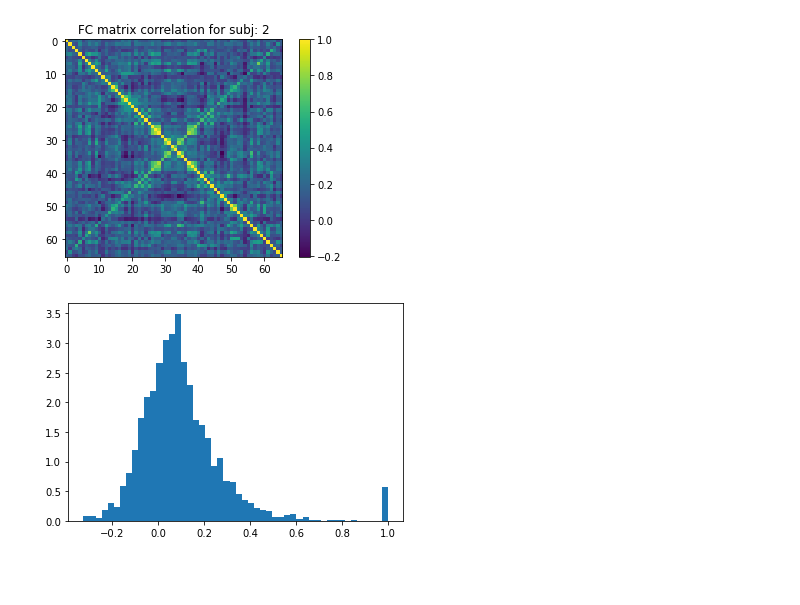
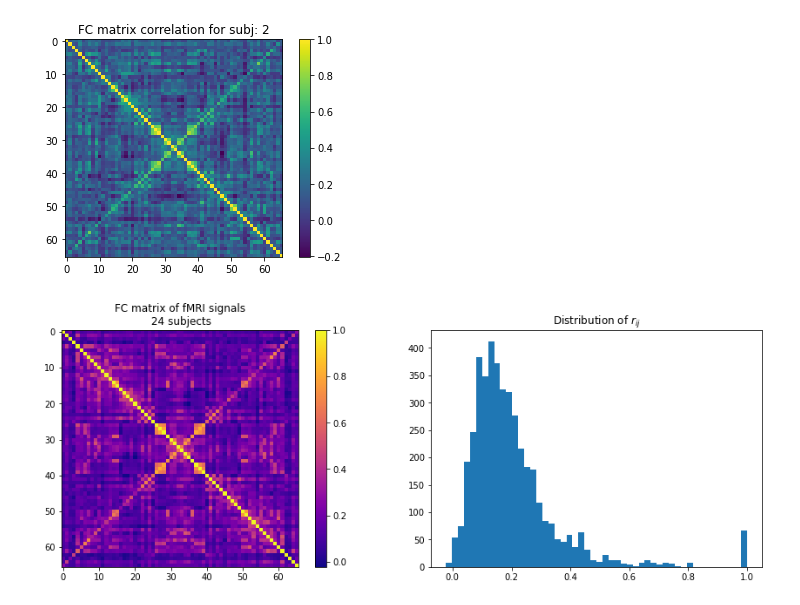
Before and after one commit to tommaso-bertola/TesiTriennale, a Jupyter notebook: Code/FC Matrix.ipynb, the cells around one changed output. Saved outputs shown, nothing was run; the diff lists cells and outputs as text; code cells hidden in the pictures; blank space fills up the shorter version.

```diff
--- a/Code/FC Matrix.ipynb
+++ b/Code/FC Matrix.ipynb
@@ -20,4 +17,26 @@ flat=fc.flatten()
-# %%
-a=plt.hist(flat,density=True, bins=50)
-# %% [output]
-[figure, removed]
+# %%
+def fmri_signal(subject=1, all_blocks=False):
+    if all_blocks==True:
+        a=np.loadtxt("../Data/fMRI/subj"+str(subject)+"_block1.txt")
+        b=np.loadtxt("../Data/fMRI/subj"+str(subject)+"_block2.txt")
+        return np.concatenate((a,b))
+    elif all_blocks==False:
+        a=np.loadtxt("../Data/fMRI/subj"+str(subject)+"_block1.txt")
+        return a
+
+correlations=np.zeros((24,66,66), dtype=np.float64)
+for subj in range(1,25,1):
+    correlations[subj-1]=np.corrcoef(fmri_signal(subj, all_blocks=True), rowvar=False)
+# %%
+corr=np.mean(correlations, axis=0)
+fig, ax=plt.subplots(1,2, figsize=(15,5))
+
+aa=ax[0].imshow(corr, cmap='plasma')
+ax[0].set_title("FC matrix of fMRI signals\n 24 subjects")
+
+ax[1].hist(corr.flatten(), bins=50)
+ax[1].set_title("Distribution of $r_{ij}$")
+plt.colorbar(aa,ax=ax[0])
+plt.show()
+# %% [output]
+[figure, added]
```
Also changed, not shown: parts of 2 cells of this notebook, 6 other files.
